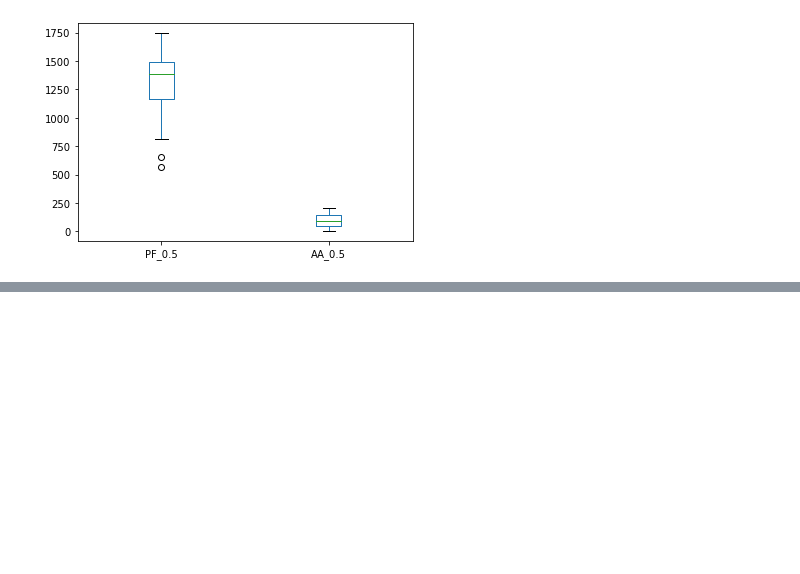
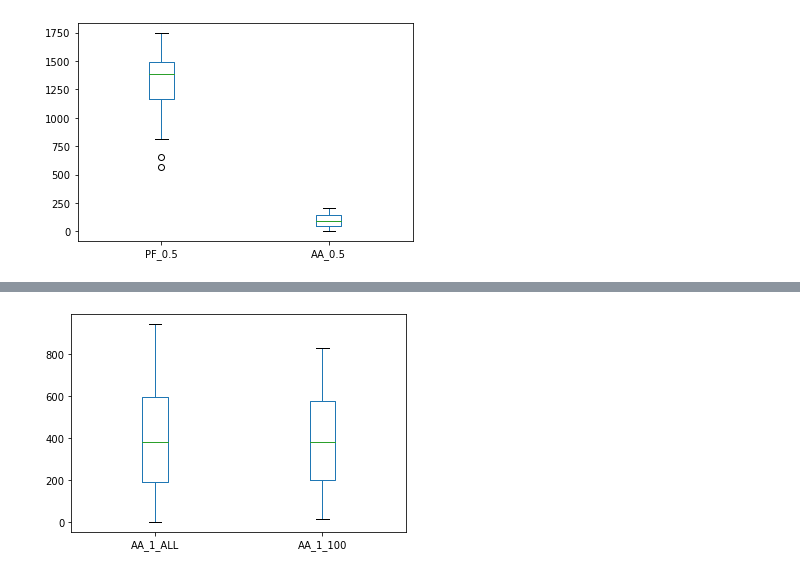
Before and after one commit to CNS-OIST/pycabnn, a Jupyter notebook: notebooks/RunMLIwithNeuron.ipynb, the cells around one changed output, grey strips where cells are left out. Cells and saved outputs as stored; diff of their text form; code cells hidden in the pictures; blank space fills up the shorter version.

```diff
--- a/notebooks/RunMLIwithNeuron.ipynb
+++ b/notebooks/RunMLIwithNeuron.ipynb
@@ -566,0 +648,3 @@ nsource_pf05.mean()
+# %%
+aa1All = pd.read_hdf('AAtoMLI_ALL1.h5', "connection")
+aa1All
@@ -566,0 +665,4 @@ nsource_pf05.mean()
+# %%
+##Amount of connections from one MLI to PFs
+nsource_aa1All = aa1All.groupby('target').count().source
+nsource_aa1All.mean()
@@ -629,0 +834,8 @@ ax = df.plot.box()
+# %%
+d = {'AA_1_ALL': aa1All_nSource, 'AA_1_100': aa1_nSource}
+df = pd.concat([pd.DataFrame(v, columns=[k]) for k, v in d.items()], axis=1)
+
+#print(df)
+ax = df.plot.box()
+# %% [output]
+[figure, added]
```
Also changed, not shown: parts of 40 cells of this notebook.
